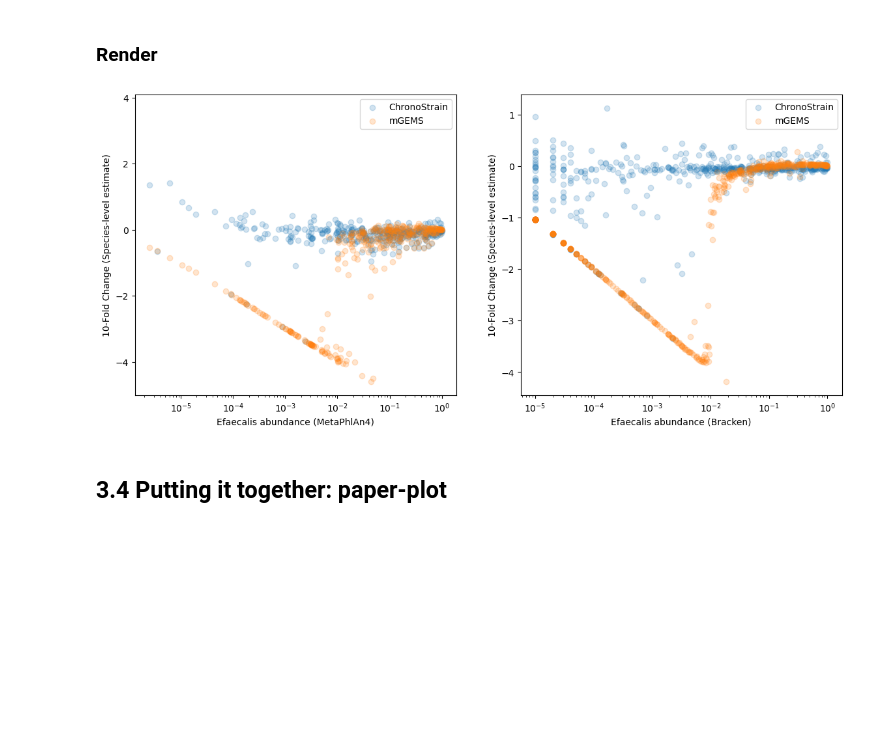
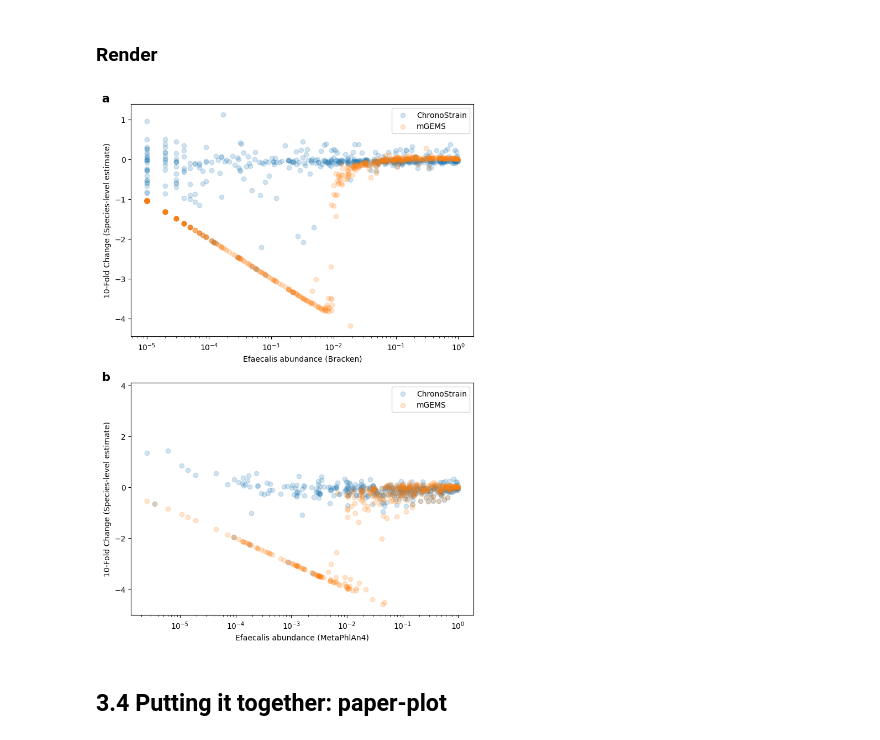
Before and after one commit to gibsonlab/chronostrain, a Jupyter notebook: examples/infant-nt/notebooks/inference_comparison.ipynb, the cells around one changed output. Saved outputs shown, nothing was run; the diff lists cells and outputs as text; code cells hidden in the pictures; blank space fills up the shorter version.

Commit message:
Development (#36)
Updated READMEs and some notebook content.
Default option for `with-zeros` is now "True".

```diff
--- a/examples/infant-nt/notebooks/inference_comparison.ipynb
+++ b/examples/infant-nt/notebooks/inference_comparison.ipynb
@@ -1762,12 +1802,20 @@ def plot_third_party_species_comparison_supp(chronostrain_dfs, mgems_dfs, specie
 # %% [markdown]
 ### Render
 # %%
-fig, axes = plt.subplots(1, 2, figsize=(14, 6))
-plot_third_party_species_comparison_supp(dfs_to_plot['chronostrain:coarse_default'], dfs_to_plot['mgems:coarse'], metaphlan_estimates, axes[0], third_party_name='MetaPhlAn4')
-plot_third_party_species_comparison_supp(dfs_to_plot['chronostrain:coarse_default'], dfs_to_plot['mgems:coarse'], bracken_estimates, axes[1], third_party_name='Bracken')
+fig, axes = plt.subplots(2, 1, figsize=(8, 12))
+
+plot_third_party_species_comparison_supp(dfs_to_plot['chronostrain:coarse_default'], dfs_to_plot['mgems:coarse'], bracken_estimates, axes[0], third_party_name='Bracken')
+plot_third_party_species_comparison_supp(dfs_to_plot['chronostrain:coarse_default'], dfs_to_plot['mgems:coarse'], metaphlan_estimates, axes[1], third_party_name='MetaPhlAn4')
+
+add_figure_labels(
+    fig,
+    axes,
+   ['a', 'b'],
+    x_pos=-0.03, y_pos=1.01
+)
 plt.savefig('plots/bracken_fold_change.pdf', bbox_inches='tight')
 # %% [output]
-[figure, old version]
+[figure, new version]
 # %% [markdown]
 ## 3.4 Putting it together: paper-plot
 # %%
```
Also changed, not shown: parts of 28 cells of this notebook, 7 other files.
